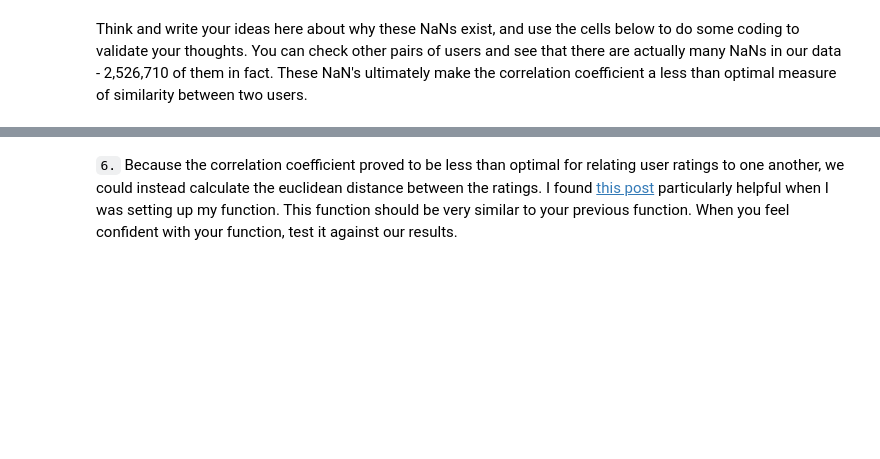
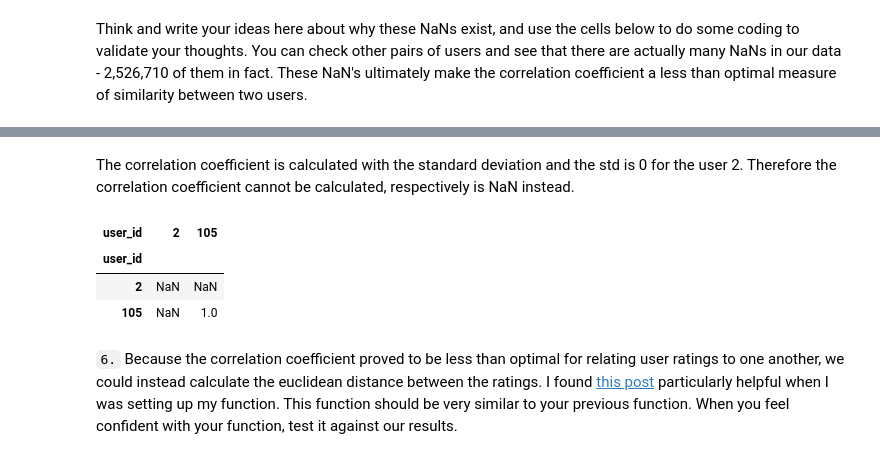
Before and after one commit to huli/dsnd, a Jupyter notebook: recommendation-engines/Collaborative Filtering.ipynb, the cells around one changed output, grey strips where cells are left out. Cells and saved outputs as stored; diff of their text form; code cells hidden in the pictures; blank space fills up the shorter version.

```diff
--- a/recommendation-engines/Collaborative Filtering.ipynb
+++ b/recommendation-engines/Collaborative Filtering.ipynb
@@ -289,3 +321,13 @@ Think and write your ideas here about why these NaNs exist, and use the cells be
+# %% [markdown]
+The correlation coefficient is calculated with the standard deviation and the std is 0 for the user 2. Therefore the correlation coefficient cannot be calculated, respectively is NaN instead.
+# %%
+# Look at the correlation
+user_by_movie.loc[(2, 105), common_movies].transpose().corr()
+# %% [output]
+| user_id | 2 | 105 |
+| user_id |  |  |
+| 2 | NaN | NaN |
+| 105 | NaN | 1.0 |
 # %% [markdown]
 `6.` Because the correlation coefficient proved to be less than optimal for relating user ratings to one another, we could instead calculate the euclidean distance between the ratings.  I found [this post](https://stackoverflow.com/questions/1401712/how-can-the-euclidean-distance-be-calculated-with-numpy) particularly helpful when I was setting up my function.  This function should be very similar to your previous function.  When you feel confident with your function, test it against our results.
 # %%
```
Also changed, not shown: parts of 7 cells of this notebook.
